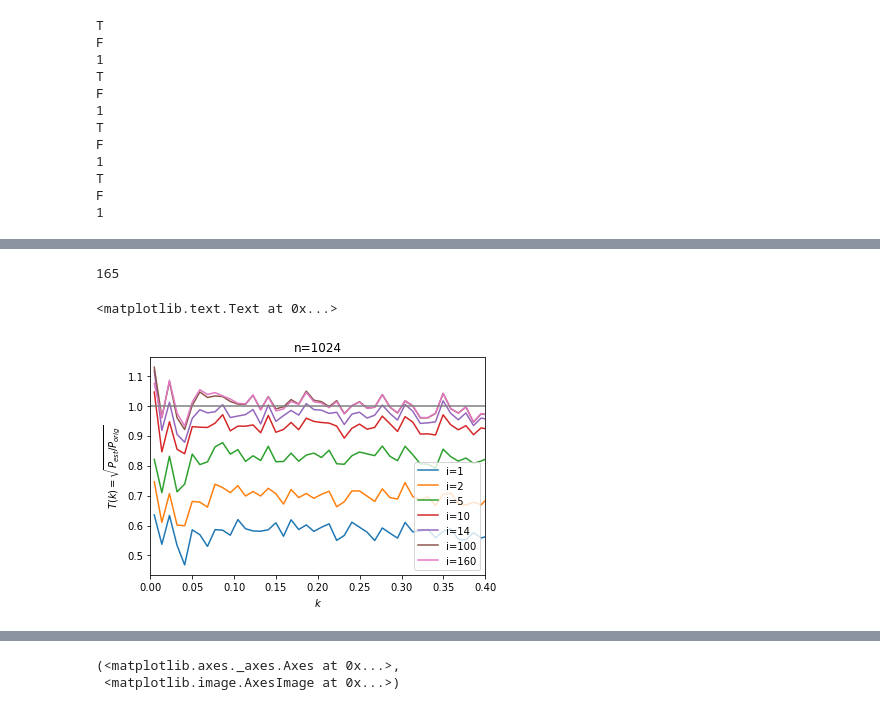
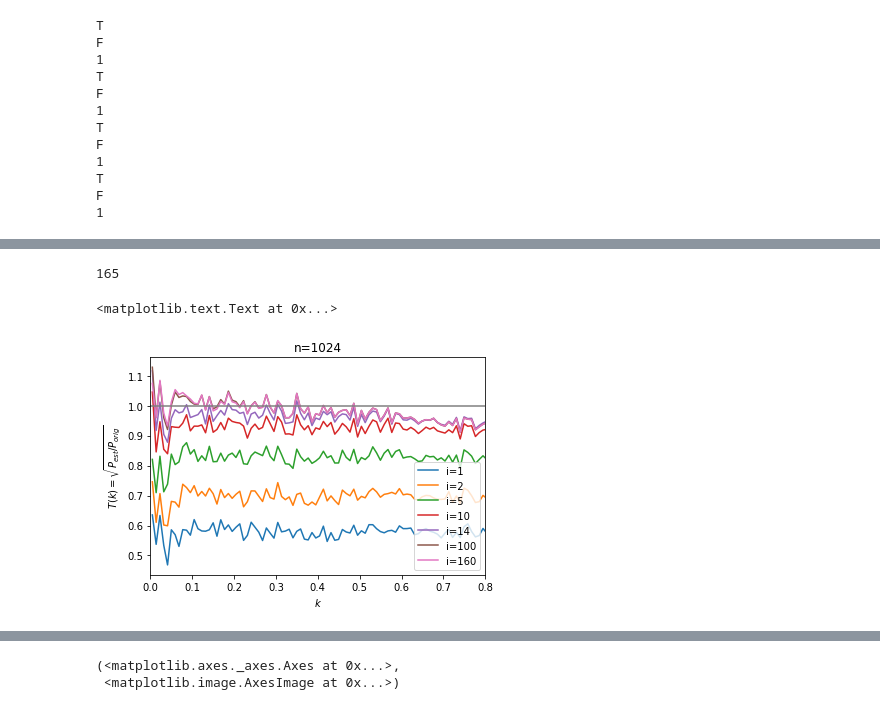
Before and after one commit to bhorowitz/weak_lensing, a Jupyter notebook: lin_mod.ipynb, the cells around one changed output, grey strips where cells are left out. Saved outputs shown, nothing was run; the diff lists cells and outputs as text; code cells hidden in the pictures.

```diff
--- a/lin_mod.ipynb
+++ b/lin_mod.ipynb
@@ -281,31 +310,31 @@ plt.title("n=256")
 # %%
 data_actual = np.loadtxt("./build/test_1024/delta_ps.txt")
 transfers = coeffic_series("./build/test_1024/",data_actual,a=1.44685)
 kbins = np.loadtxt("./build/test_1024/k_bins.txt")
 
 plt.plot(kbins,transfers[0], label="i=1")
 plt.plot(kbins,transfers[1], label="i=2")
 
 plt.plot(kbins,transfers[4], label="i=5")
 plt.plot(kbins,transfers[9], label="i=10")
 #plt.plot(kbins,transfers[14], label="i=15")
 plt.plot(kbins,transfers[13], label="i=14")
 plt.plot(kbins,transfers[99], label="i=100")
 
 plt.plot(kbins,transfers[159], label="i=160")
 
 
 plt.legend(loc=4)
 
 
 plt.plot([0,2],[1,1])
-plt.xlim([0,0.4])
+plt.xlim([0,0.8])
 
 plt.xlabel("$k$")
 plt.ylabel("$T(k)=\sqrt{P_{est}/P_{orig}}$")
 plt.title("n=1024")
 #plt.savefig("./1024_transfer.pdf")
 # %% [output]
 165
 <matplotlib.text.Text at 0x...>
-[figure, old version]
+[figure, new version]
```
Also changed, not shown: parts of 4 cells of this notebook, 3 other files.
